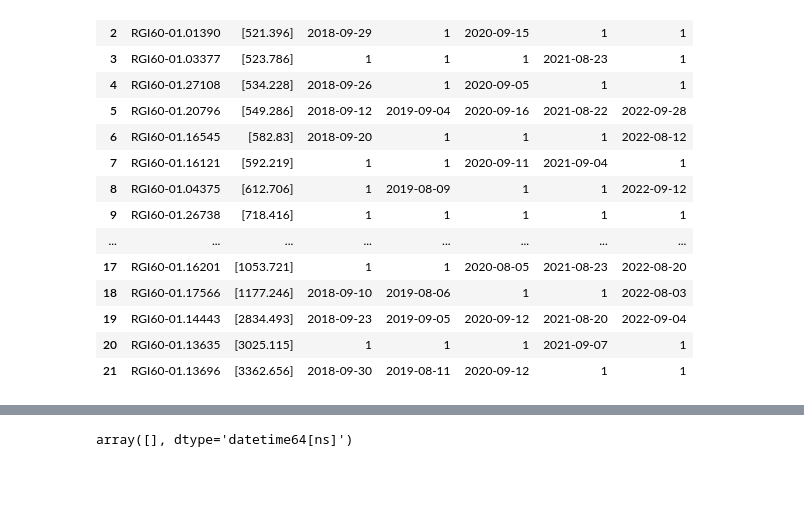
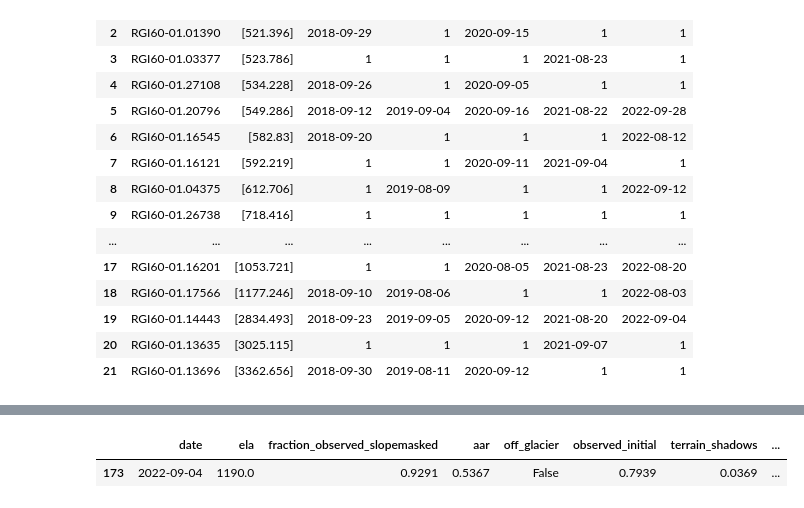
Before and after one commit to lucas-zeller/Glacier-Snow-Lines, a Jupyter notebook: processing workflow/09b_reprocess_big_glaciers.ipynb, the cells around one changed output, grey strips where cells are left out. Cells and saved outputs as stored; diff of their text form; code cells hidden in the pictures; blank space fills up the shorter version.

```diff
--- a/processing workflow/09b_reprocess_big_glaciers.ipynb
+++ b/processing workflow/09b_reprocess_big_glaciers.ipynb
@@ -293,7 +260,8 @@ ela_df_orig
 # %%
-good_dates
+full_data_best_date
 # %% [output]
-array([], dtype='datetime64[ns]')
+|  | date | ela | fraction_observed_slopemasked | aar | off_glacier | observed_initial | terrain_shadows | ... |
+| 173 | 2022-09-04 | 1190.0 | 0.9291 | 0.5367 | False | 0.7939 | 0.0369 | ... |
 # %%
 snow_out
 # %% [output]
```
Also changed, not shown: parts of 6 cells of this notebook, 34 other files.
